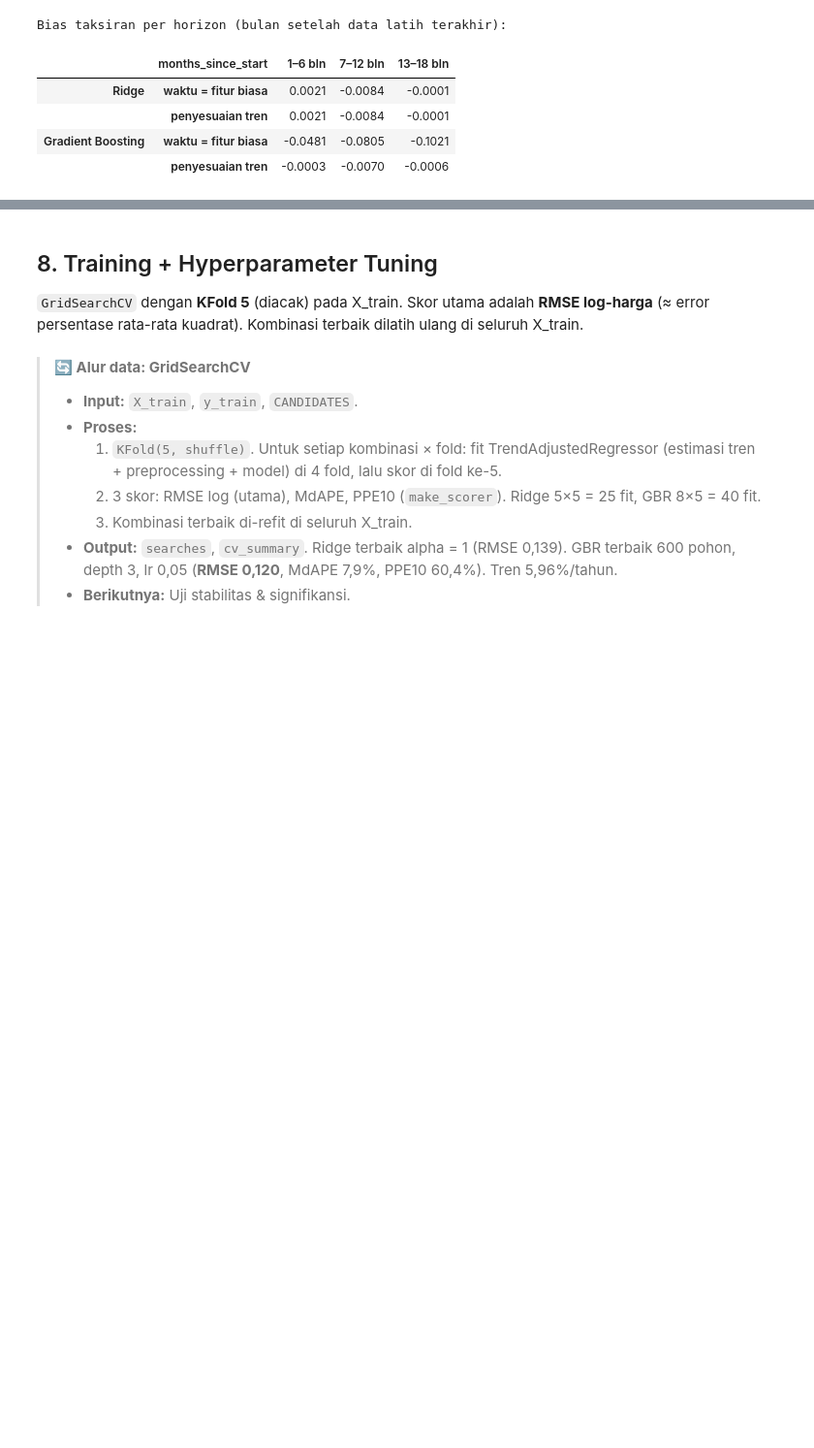
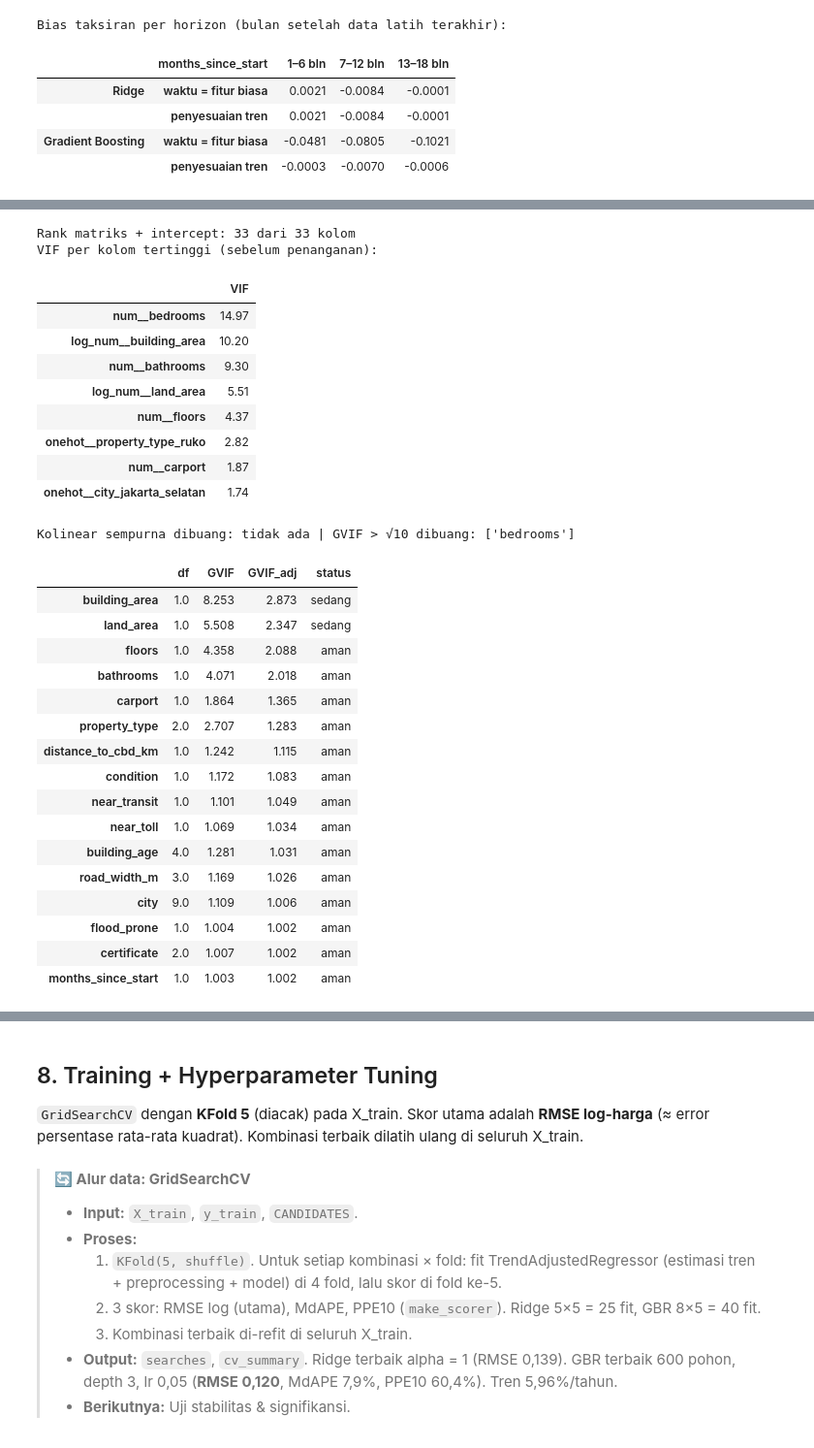
Before and after one commit to ikhsannur1996/regression, a Jupyter notebook: notebooks/property_valuation_end_to_end.ipynb, the cells around one changed output, grey strips where cells are left out. Shown at 97% size. Cells and saved outputs as stored; diff of their text form; code cells hidden in the pictures; blank space fills up the shorter version.

```diff
--- a/notebooks/property_valuation_end_to_end.ipynb
+++ b/notebooks/property_valuation_end_to_end.ipynb
@@ -667,0 +726,48 @@ Bias taksiran per horizon (bulan setelah data latih terakhir):
+# %%
+A_full = sm.add_constant(D_full).to_numpy(float)
+vif_cols = pd.Series([variance_inflation_factor(A_full, i + 1) for i in range(D_full.shape[1])], index=D_full.columns)
+print(f"Rank matriks + intercept: {np.linalg.matrix_rank(A_full)} dari {A_full.shape[1]} kolom")
+print("VIF per kolom tertinggi (sebelum penanganan):")
+display(vif_cols.sort_values(ascending=False).head(8).round(2).to_frame("VIF"))
+
+D_stat, REG_GROUPS_OK, REG_DROPPED_PERFECT = resolve_perfect_collinearity(D_full, REG_GROUPS)
+REG_DROPPED_GVIF = []
+reg_gvif = gvif(D_stat, REG_GROUPS_OK)
+while reg_gvif["GVIF_adj"].iloc[0] > np.sqrt(10):
+    worst = reg_gvif.index[0]
+    REG_DROPPED_GVIF.append(worst)
+    D_stat = D_stat.drop(columns=REG_GROUPS_OK.pop(worst))
+    reg_gvif = gvif(D_stat, REG_GROUPS_OK)
+print(f"Kolinear sempurna dibuang: {REG_DROPPED_PERFECT or 'tidak ada'} | GVIF > √10 dibuang: {REG_DROPPED_GVIF or 'tidak ada'}")
+reg_gvif["status"] = pd.cut(reg_gvif["GVIF_adj"], [0, np.sqrt(5), np.sqrt(10), np.inf], labels=["aman", "sedang", "tinggi"])
+reg_gvif.round(3)
+# %% [output]
+Rank matriks + intercept: 33 dari 33 kolom
+VIF per kolom tertinggi (sebelum penanganan):
+|  | VIF |
+| num__bedrooms | 14.97 |
+| log_num__building_area | 10.20 |
+| num__bathrooms | 9.30 |
+| log_num__land_area | 5.51 |
+| num__floors | 4.37 |
+| onehot__property_type_ruko | 2.82 |
+| num__carport | 1.87 |
+| onehot__city_jakarta_selatan | 1.74 |
+Kolinear sempurna dibuang: tidak ada | GVIF > √10 dibuang: ['bedrooms']
+|  | df | GVIF | GVIF_adj | status |
+| building_area | 1.0 | 8.253 | 2.873 | sedang |
+| land_area | 1.0 | 5.508 | 2.347 | sedang |
+| floors | 1.0 | 4.358 | 2.088 | aman |
+| bathrooms | 1.0 | 4.071 | 2.018 | aman |
+| carport | 1.0 | 1.864 | 1.365 | aman |
+| property_type | 2.0 | 2.707 | 1.283 | aman |
+| distance_to_cbd_km | 1.0 | 1.242 | 1.115 | aman |
+| condition | 1.0 | 1.172 | 1.083 | aman |
+| near_transit | 1.0 | 1.101 | 1.049 | aman |
+| near_toll | 1.0 | 1.069 | 1.034 | aman |
+| building_age | 4.0 | 1.281 | 1.031 | aman |
+| road_width_m | 3.0 | 1.169 | 1.026 | aman |
+| city | 9.0 | 1.109 | 1.006 | aman |
+| flood_prone | 1.0 | 1.004 | 1.002 | aman |
+| certificate | 2.0 | 1.007 | 1.002 | aman |
+| months_since_start | 1.0 | 1.003 | 1.002 | aman |
```
Also changed, not shown: parts of 15 cells of this notebook, 4 other files.
